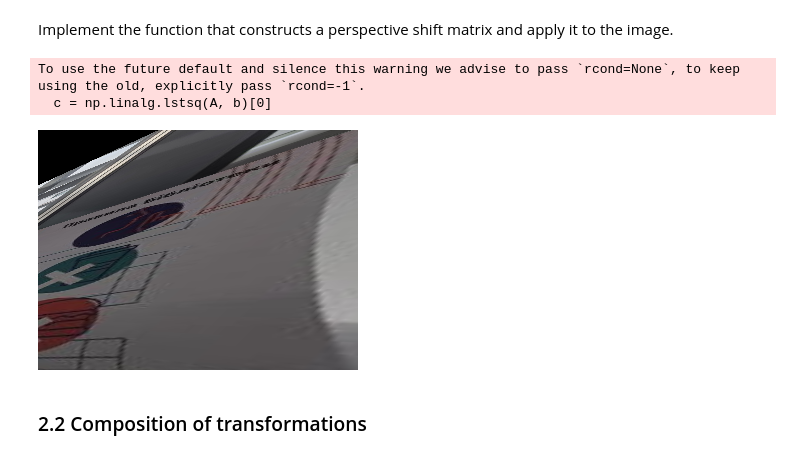
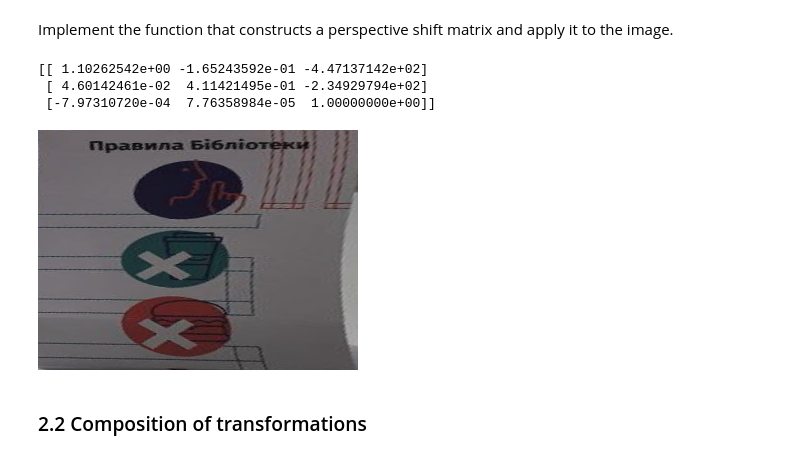
Before and after one commit to Siromanec/la-lab1-mutel_muzychuk_ivanov, a Jupyter notebook: Ivanov_Mutel_Muzychuk_LA_Lab_1.ipynb, the cells around one changed output. Drawn from its saved outputs; the diff is of its cells as text; code cells hidden in the pictures.

Commit message:
fixed perspective shift matrix generation

```diff
--- a/Ivanov_Mutel_Muzychuk_LA_Lab_1.ipynb
+++ b/Ivanov_Mutel_Muzychuk_LA_Lab_1.ipynb
@@ -650,44 +650,43 @@ def get_perspective_transform_matrix(source, destination):
   A = np.matrix([[0. for i in range(8)] for i in range(8)])
   b = np.array([0. for i in range(8)])
   for i in range(4):
 
     A[i, 0] = source[i][0]
     A[i, 1] = source[i][1]
     A[i, 2] = 1
     A[i, 6] = -1 * source[i][0] * destination[i][0]
     A[i, 7] = -1 * source[i][1] * destination[i][0]
     b[i] = destination[i][0]
 
-    A[3+i, 3] = source[i][0]
-    A[3+i, 4] = source[i][1]
-    A[3+i, 5] = 1
-    A[3+i, 6] = -1 * source[i][0] * destination[i][1]
-    A[3+i, 7] = -1 * source[i][1] * destination[i][1]
-    b[3+i] = destination[i][1]
+    A[4+i, 3] = source[i][0]
+    A[4+i, 4] = source[i][1]
+    A[4+i, 5] = 1
+    A[4+i, 6] = -1 * source[i][0] * destination[i][1]
+    A[4+i, 7] = -1 * source[i][1] * destination[i][1]
+    b[4+i] = destination[i][1]
 
   c = np.linalg.lstsq(A, b, rcond=-1)[0]
   c = np.append(c, 1)
   c = np.reshape(c, [3, 3])
   return c
 
 rows,cols,ch = image2.shape
-
 source_points = np.float32([[483, 517], [635, 500],  [677, 800], [538, 884]])
 # let us divide the corrresponding "corners" of the image by 4, so that the library  rules will not be too stretched
 destination_points = np.float32([[0, 0], [rows//4, 0], [rows//4, cols//4], [0, cols//4]])
 
 perspective_shift_m = get_perspective_transform_matrix(source_points, destination_points)
-# perspective_shift_m = cv.getPerspectiveTransform(source_points, destination_points)
 
 # again, divide the size vectors by 4 to create smaller but smoother image
 transformed = cv.warpPerspective(image2, perspective_shift_m, [rows//4, cols//4])
 display(Image.fromarray(transformed[:,:,::-1]))
 ##### YOUR CODE ENDS #####
 # cv2_imshow(transformed)
 # %% [output]
-To use the future default and silence this warning we advise to pass `rcond=None`, to keep using the old, explicitly pass `rcond=-1`.
-  c = np.linalg.lstsq(A, b)[0]
+[[ 1.10262542e+00 -1.65243592e-01 -4.47137142e+02]
+ [ 4.60142461e-02  4.11421495e-01 -2.34929794e+02]
+ [-7.97310720e-04  7.76358984e-05  1.00000000e+00]]
-[figure, old version]
+[figure, new version]
 # %% [markdown]
 ### 2.2 Composition of transformations
 # %% [markdown]
```
